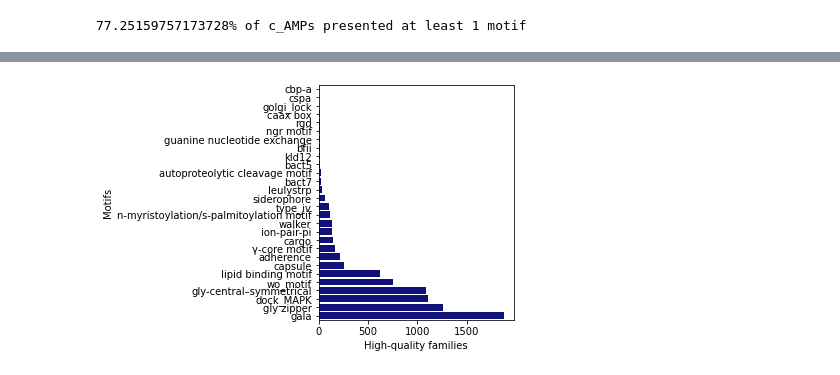
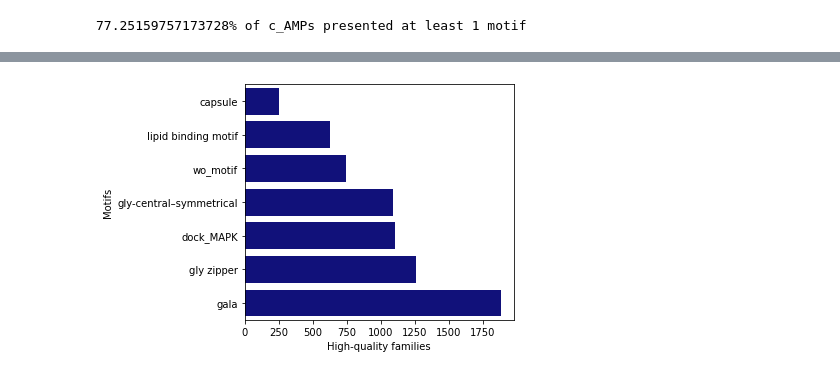
Before and after one commit to BigDataBiology/SantosJunior_Torres_2024_AMPSphere_v1, a Jupyter notebook: Manuscript_Analysis/analysis_of_motifs.ipynb, the cells around one changed output, grey strips where cells are left out. Cells and saved outputs as stored; diff of their text form; code cells hidden in the pictures.

```diff
--- a/Manuscript_Analysis/analysis_of_motifs.ipynb
+++ b/Manuscript_Analysis/analysis_of_motifs.ipynb
@@ -135,13 +153,16 @@ fampermotif
 # %%
 fig, ax = plt.subplots()
 
+# top 25%
+part = int(len(fampermotif) / 4)
+
 sns.barplot(ax=ax,
-            data=fampermotif,
+            data=fampermotif.tail(part),
             y='Motifs',
             x='High-quality families',
             orient='h',
             color='darkblue')
 
 plt.tight_layout()
 # %% [output]
-[figure, old version]
+[figure, new version]
```
Also changed, not shown: parts of 4 cells of this notebook, 12 other files.
